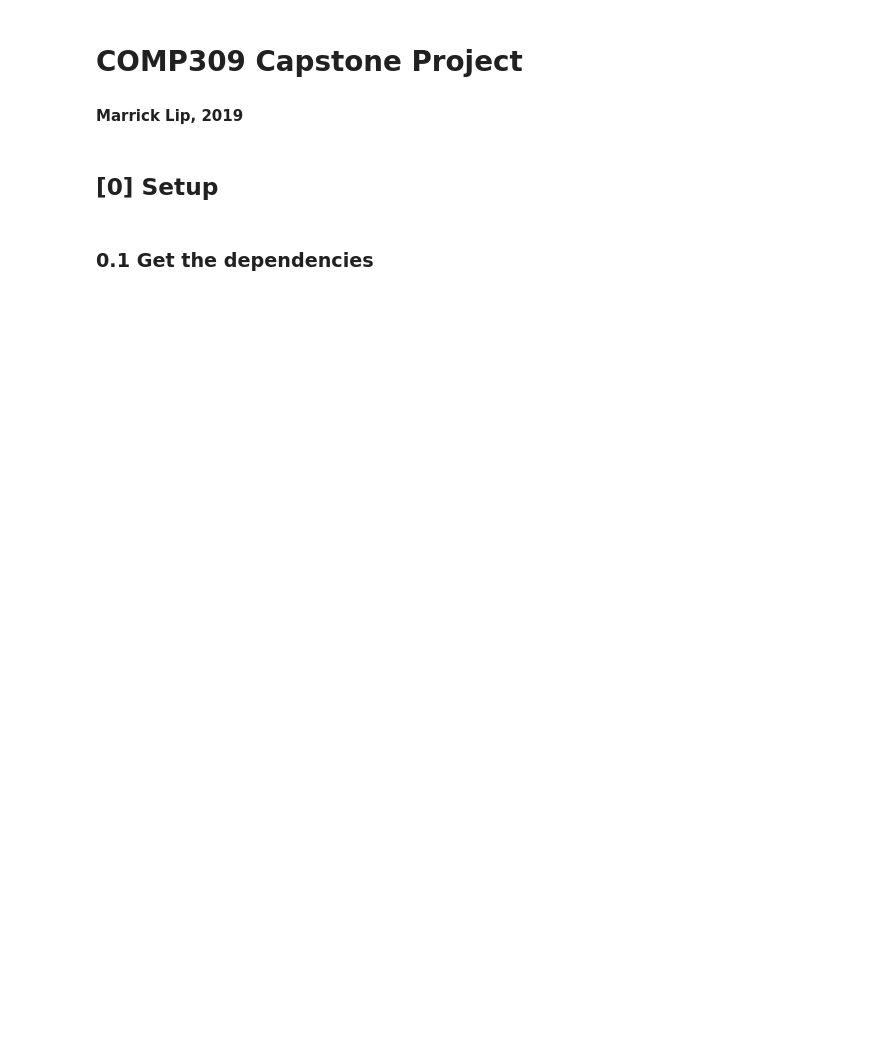
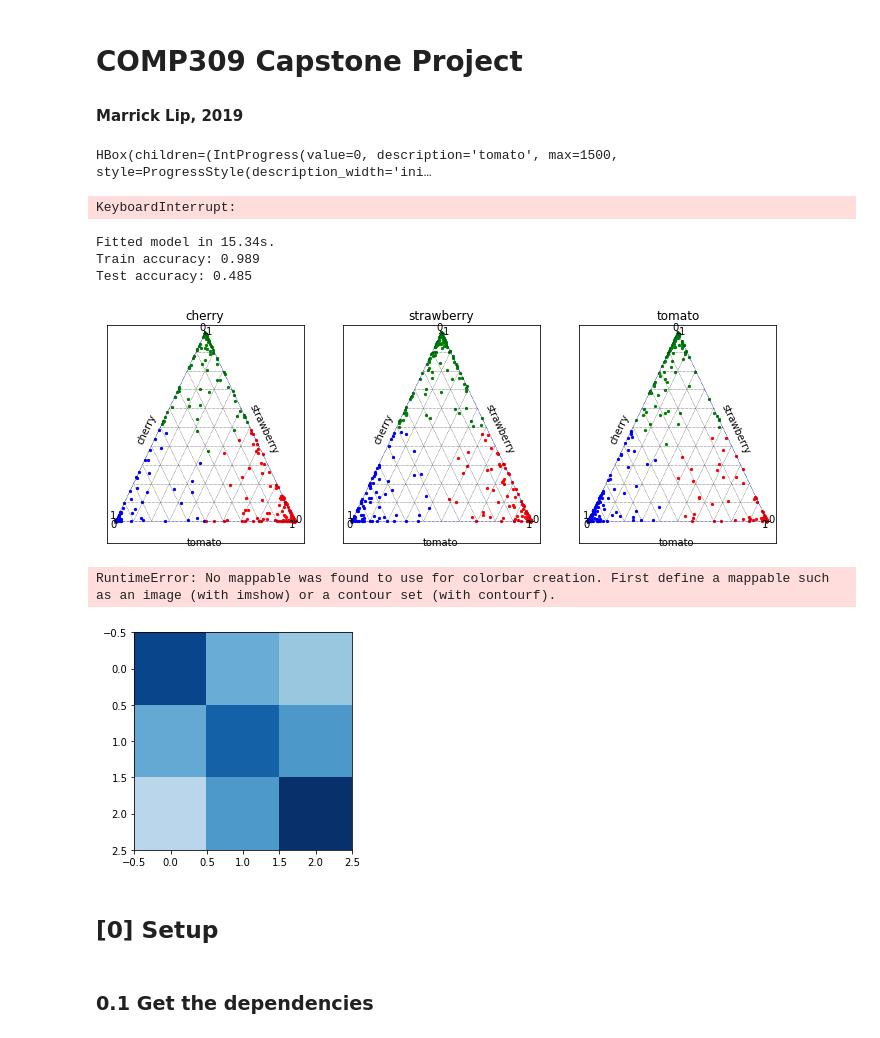
Before and after one commit to MarrickLip/comp309-capstone, a Jupyter notebook: Capstone Project.ipynb, the cells around one changed output. Drawn from its saved outputs; the diff is of its cells as text; code cells hidden in the pictures; blank space fills up the shorter version.

Commit message:
added MLP and additional visualisation

```diff
--- a/Capstone Project.ipynb
+++ b/Capstone Project.ipynb
@@ -4,3 +7,71 @@
+# %%
+labels = ['tomato', 'cherry', 'strawberry']
+image_paths_by_label = {
+    label: glob.glob(f'data/Train_data/{label}/*') for label in labels
+}
+
+image_size = (32, 32)
+n_images = sum(len(image_paths_by_label[label]) for label in labels) - 1 #stupid grayscale image
+
+X = np.ndarray((n_images, 3 * np.product(image_size)))
+y = np.ndarray((n_images), dtype=object)
+
+i = 0
+for label, image_paths in image_paths_by_label.items():
+    for image_path in tqdm(image_paths, label):
+        image = imageio.imread(image_path)
+
+        # skip the grayscale image
+        if image.shape[-1] != 3: continue
+
+        resized = skimage.transform.resize(image, image_size)
+
+        X[i, :] = resized.ravel()
+        y[i] = label
+
+        i += 1
+# %% [output]
+HBox(children=(IntProgress(value=0, description='tomato', max=1500, style=ProgressStyle(description_width='ini…
+KeyboardInterrupt:
+# %%
+train_pct = 0.7
+is_train = np.random.random(n_images) < train_pct
+
+X_train, X_test = X[is_train], X[~is_train]
+y_train, y_test = y[is_train], y[~is_train]
+# %%
+start_time = time.time()
+
+model = MLPClassifier(hidden_layer_sizes=(100,100, 100), max_iter=500)
+model.fit(X_train, y_train)
+
+print(f'Fitted model in {time.time()-start_time:0.2f}s.')
+print(f'Train accuracy: {model.score(X_train, y_train):0.3f}')
+print(f'Test accuracy: {model.score(X_test, y_test):0.3f}')
+# %% [output]
+Fitted model in 15.34s.
+Train accuracy: 0.989
+Test accuracy: 0.485
+# %%
+plot_ternary(
+    model.classes_,
+    y_test,
+    model.predict_proba(X_test),
+)
+
+plt.show()
+
+plot_confusion_matrix(
+    labels,
+    sklearn.metrics.confusion_matrix(
+        y_test,
+        model.predict(X_test)
+    )
+)
+# %% [output]
+[figure, added]
+RuntimeError: No mappable was found to use for colorbar creation. First define a mappable such as an image (with imshow) or a contour set (with contourf).
+[figure, added]
 # %% [markdown]
 ## [0] Setup
 # %% [markdown]
```
Also changed, not shown: parts of 7 cells of this notebook.
